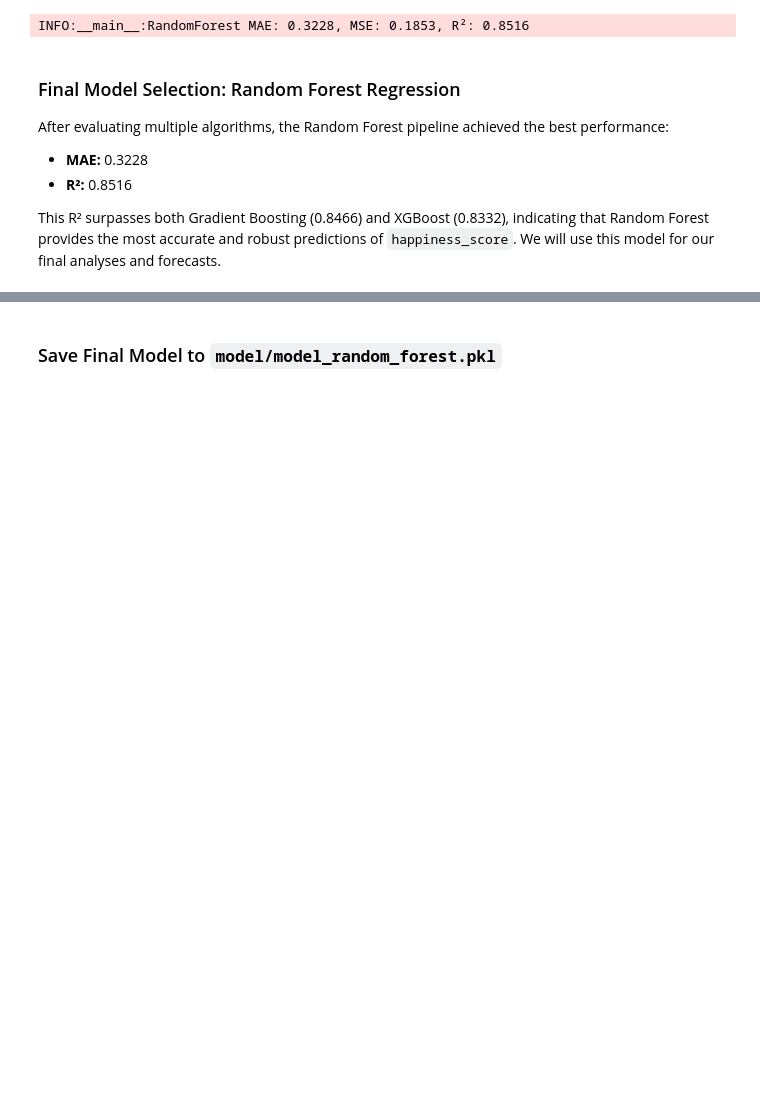
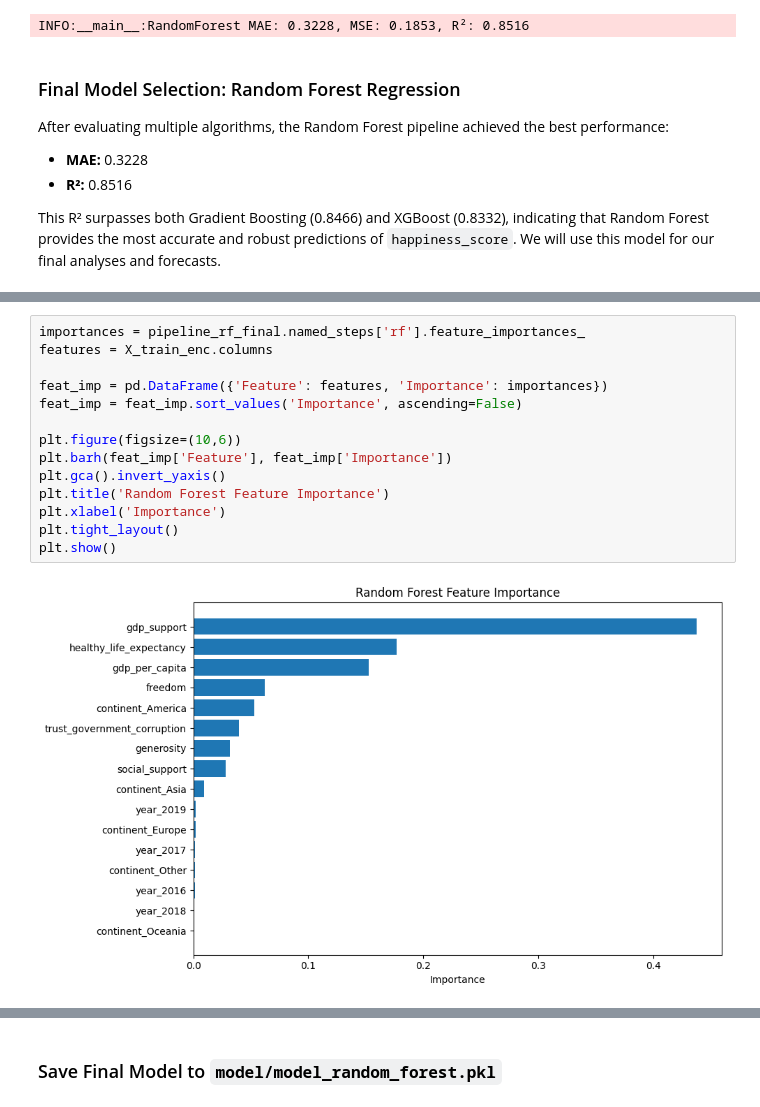
Before and after one commit to Jakcobo/workshop_03_kafka, a Jupyter notebook: notebooks/002_model.ipynb, the cells around one changed output, grey strips where cells are left out. Cells and saved outputs as stored; diff of their text form; blank space fills up the shorter version.

```diff
--- a/notebooks/002_model.ipynb
+++ b/notebooks/002_model.ipynb
@@ -248,0 +258,16 @@ This R² surpasses both Gradient Boosting (0.8466) and XGBoost (0.8332), indicat
+# %%
+importances = pipeline_rf_final.named_steps['rf'].feature_importances_
+features = X_train_enc.columns
+
+feat_imp = pd.DataFrame({'Feature': features, 'Importance': importances})
+feat_imp = feat_imp.sort_values('Importance', ascending=False)
+
+plt.figure(figsize=(10,6))
+plt.barh(feat_imp['Feature'], feat_imp['Importance'])
+plt.gca().invert_yaxis()
+plt.title('Random Forest Feature Importance')
+plt.xlabel('Importance')
+plt.tight_layout()
+plt.show()
+# %% [output]
+[figure, added]
```
Also changed, not shown: parts of 8 cells of this notebook, 1 other file.
